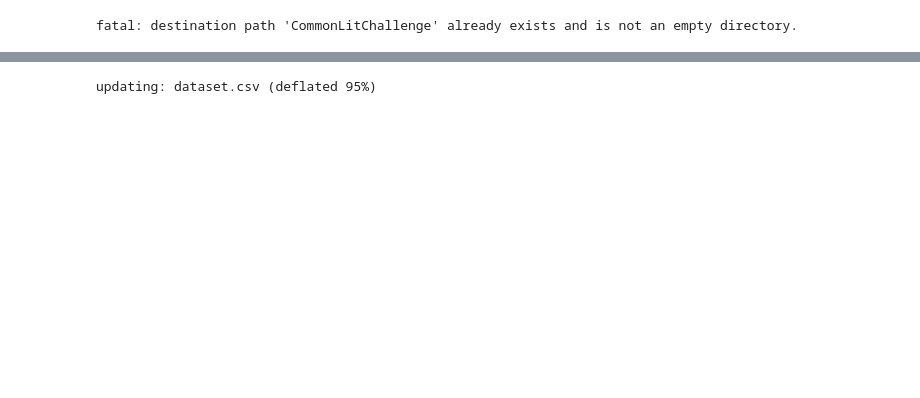
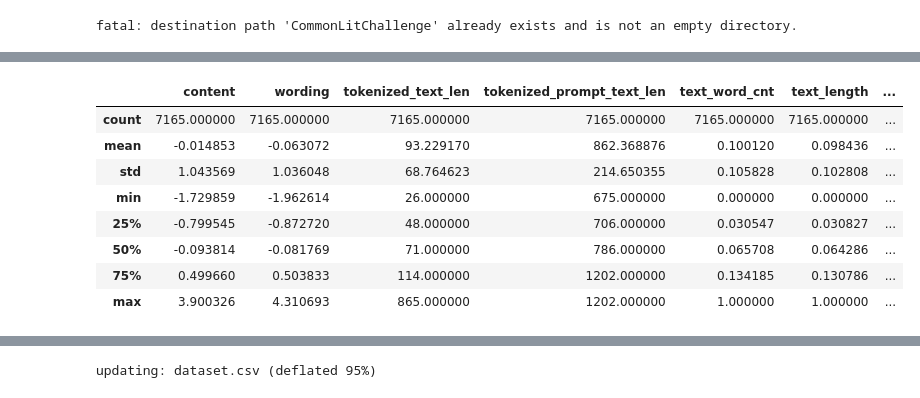
Before and after one commit to Sopralapanca/CommonLitChallenge, a Jupyter notebook: KagglePrepareDataset.ipynb, the cells around one changed output, grey strips where cells are left out. Saved outputs shown, nothing was run; the diff lists cells and outputs as text; code cells hidden in the pictures; blank space fills up the shorter version.

```diff
--- a/KagglePrepareDataset.ipynb
+++ b/KagglePrepareDataset.ipynb
@@ -409,0 +253,10 @@ training_data.to_csv('dataset.csv', index=False)
+# %%
+import itertools
+
+word_list = []
+for prompt, query, title in zip(df_train_prompt.prompt_text.tolist(), df_train_prompt.prompt_question.tolist(), df_train_prompt.prompt_title.tolist()):
+    word_list.append(prompt.replace('\n', ' ').split())
+    word_list.append(query.replace('\n', ' ').split())
+    word_list.append(title.replace('\n', ' ').split())
+
+token_list = list(itertools.chain(*word_list))
@@ -409,0 +299,11 @@ training_data.to_csv('dataset.csv', index=False)
+# %%
+from spellchecker import SpellChecker
+
+spell = SpellChecker()
+
+spell.word_frequency.load_words(token_list)
+
+def misspelled(text):
+    words = text.split()
+    misspelled = spell.unknown(words)
+    return len(misspelled)
@@ -409,0 +391,12 @@ training_data.to_csv('dataset.csv', index=False)
+# %%
+preprocessed_df.describe()
+# %% [output]
+|  | content | wording | tokenized_text_len | tokenized_prompt_text_len | text_word_cnt | text_length | ... |
+| count | 7165.000000 | 7165.000000 | 7165.000000 | 7165.000000 | 7165.000000 | 7165.000000 | ... |
+| mean | -0.014853 | -0.063072 | 93.229170 | 862.368876 | 0.100120 | 0.098436 | ... |
+| std | 1.043569 | 1.036048 | 68.764623 | 214.650355 | 0.105828 | 0.102808 | ... |
+| min | -1.729859 | -1.962614 | 26.000000 | 675.000000 | 0.000000 | 0.000000 | ... |
+| 25% | -0.799545 | -0.872720 | 48.000000 | 706.000000 | 0.030547 | 0.030827 | ... |
+| 50% | -0.093814 | -0.081769 | 71.000000 | 786.000000 | 0.065708 | 0.064286 | ... |
+| 75% | 0.499660 | 0.503833 | 114.000000 | 1202.000000 | 0.134185 | 0.130786 | ... |
+| max | 3.900326 | 4.310693 | 865.000000 | 1202.000000 | 1.000000 | 1.000000 | ... |
```
Also changed, not shown: parts of 71 cells of this notebook.
